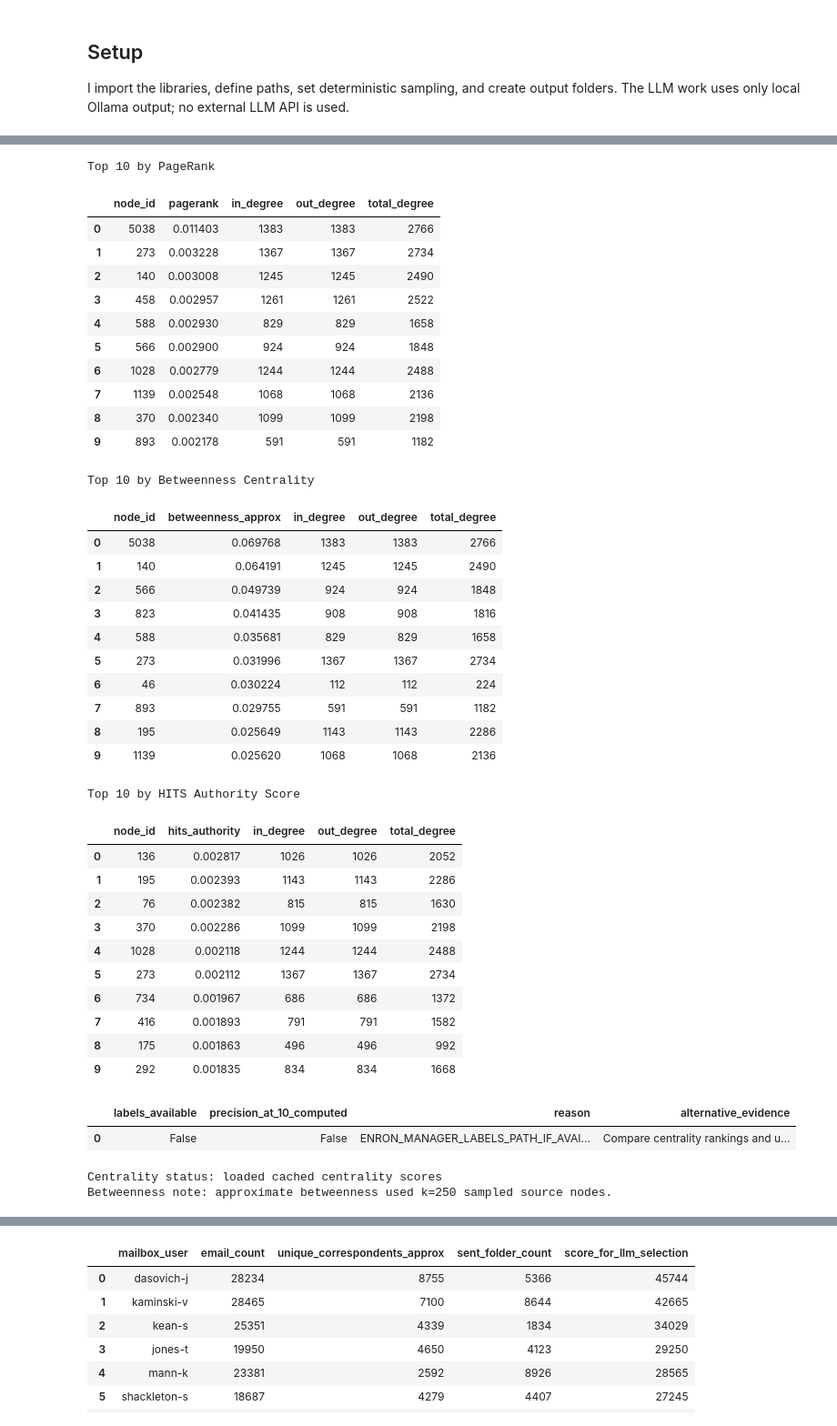
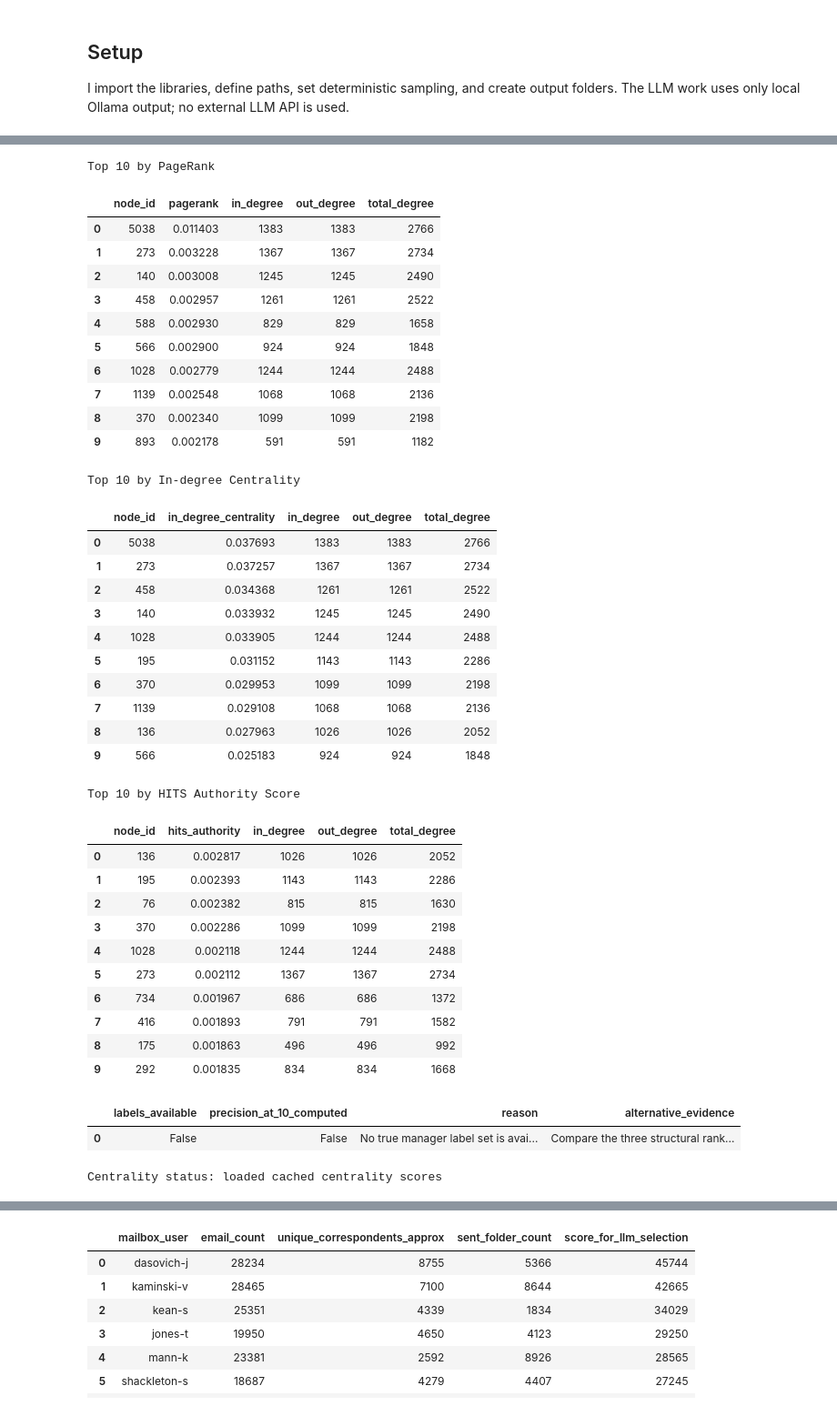
Before and after one commit to Bershco/ds-course-network-analysis, a Jupyter notebook: notebooks/part_c.ipynb, the cells around one changed output, grey strips where cells are left out. Shown at 91% size. Saved outputs shown, nothing was run; the diff lists cells and outputs as text; code cells hidden in the pictures.

Commit message:
Tighten notebook answers and remove local references

```diff
--- a/notebooks/part_c.ipynb
+++ b/notebooks/part_c.ipynb
@@ -146,72 +142,72 @@ I read the compressed SNAP edge list into a directed NetworkX graph, removed sel
 # %%
-centrality_cache = DATA_PROCESSED / "part_c_enron_centrality_scores.parquet"
+centrality_cache = DATA_PROCESSED / "part_c_enron_centrality_scores_pagerank_indegree_hits.parquet"
 if centrality_cache.exists():
     centrality_df = pd.read_parquet(centrality_cache)
     centrality_status = "loaded cached centrality scores"
 else:
     pagerank_scores = nx.pagerank(G, alpha=0.85, max_iter=100, tol=1e-6)
-    betweenness_scores = nx.betweenness_centrality(UG, k=BETWEENNESS_SAMPLE_K, seed=RANDOM_SEED, normalized=True)
+    indegree_scores = nx.in_degree_centrality(G)
     hubs, authority_scores = nx.hits(G, max_iter=100, tol=1e-8, normalized=True)
     centrality_df = pd.DataFrame({
         "node_id": list(G.nodes()),
         "pagerank": [pagerank_scores.get(node, 0.0) for node in G.nodes()],
-        "betweenness_approx": [betweenness_scores.get(node, 0.0) for node in G.nodes()],
+        "in_degree_centrality": [indegree_scores.get(node, 0.0) for node in G.nodes()],
         "hits_authority": [authority_scores.get(node, 0.0) for node in G.nodes()],
         "in_degree": [G.in_degree(node) for node in G.nodes()],
         "out_degree": [G.out_degree(node) for node in G.nodes()],
         "total_degree": [G.degree(node) for node in G.nodes()],
     })
     centrality_df.to_parquet(centrality_cache, index=False)
-    centrality_status = "computed and cached centrality scores"
+    centrality_status = "computed centrality scores"
 
 algorithm_map = {
     "PageRank": "pagerank",
-    "Betweenness Centrality": "betweenness_approx",
+    "In-degree Centrality": "in_degree_centrality",
     "HITS Authority Score": "hits_authority",
 }
 
 top10_tables = {}
 for algorithm, column in algorithm_map.items():
     top10_tables[algorithm] = centrality_df.sort_values(column, ascending=False).head(10).reset_index(drop=True)
-    print(f"\nTop 10 by {algorithm}")
+    print()
+    print(f"Top 10 by {algorithm}")
     display(top10_tables[algorithm][["node_id", column, "in_degree", "out_degree", "total_degree"]])
 
 precision_at_10_status = pd.DataFrame([
     {
         "labels_available": False,
         "precision_at_10_computed": False,
-        "reason": "ENRON_MANAGER_LABELS_PATH_IF_AVAILABLE = NONE, so no true manager set exists for scoring.",
-        "alternative_evidence": "Compare centrality rankings and use local email evidence for separate maildir users.",
+        "reason": "No true manager label set is available for this dataset.",
+        "alternative_evidence": "Compare the three structural rankings and use separate local email evidence in C1.3-C1.4.",
     }
 ])
 display(precision_at_10_status)
 print(f"Centrality status: {centrality_status}")
-print(f"Betweenness note: approximate betweenness used k={BETWEENNESS_SAMPLE_K} sampled source nodes.")
 # %% [output]
 Top 10 by PageRank
 |  | node_id | pagerank | in_degree | out_degree | total_degree |
 | 0 | 5038 | 0.011403 | 1383 | 1383 | 2766 |
 | 1 | 273 | 0.003228 | 1367 | 1367 | 2734 |
 | 2 | 140 | 0.003008 | 1245 | 1245 | 2490 |
 | 3 | 458 | 0.002957 | 1261 | 1261 | 2522 |
 | 4 | 588 | 0.002930 | 829 | 829 | 1658 |
 | 5 | 566 | 0.002900 | 924 | 924 | 1848 |
 | 6 | 1028 | 0.002779 | 1244 | 1244 | 2488 |
 | 7 | 1139 | 0.002548 | 1068 | 1068 | 2136 |
 | 8 | 370 | 0.002340 | 1099 | 1099 | 2198 |
 | 9 | 893 | 0.002178 | 591 | 591 | 1182 |
-Top 10 by Betweenness Centrality
+Top 10 by In-degree Centrality
-|  | node_id | betweenness_approx | in_degree | out_degree | total_degree |
-| 0 | 5038 | 0.069768 | 1383 | 1383 | 2766 |
-| 1 | 140 | 0.064191 | 1245 | 1245 | 2490 |
-| 2 | 566 | 0.049739 | 924 | 924 | 1848 |
-| 3 | 823 | 0.041435 | 908 | 908 | 1816 |
-| 4 | 588 | 0.035681 | 829 | 829 | 1658 |
-| 5 | 273 | 0.031996 | 1367 | 1367 | 2734 |
-| 6 | 46 | 0.030224 | 112 | 112 | 224 |
-| 7 | 893 | 0.029755 | 591 | 591 | 1182 |
-| 8 | 195 | 0.025649 | 1143 | 1143 | 2286 |
-| 9 | 1139 | 0.025620 | 1068 | 1068 | 2136 |
+|  | node_id | in_degree_centrality | in_degree | out_degree | total_degree |
+| 0 | 5038 | 0.037693 | 1383 | 1383 | 2766 |
+| 1 | 273 | 0.037257 | 1367 | 1367 | 2734 |
+| 2 | 458 | 0.034368 | 1261 | 1261 | 2522 |
+| 3 | 140 | 0.033932 | 1245 | 1245 | 2490 |
+| 4 | 1028 | 0.033905 | 1244 | 1244 | 2488 |
+| 5 | 195 | 0.031152 | 1143 | 1143 | 2286 |
+| 6 | 370 | 0.029953 | 1099 | 1099 | 2198 |
+| 7 | 1139 | 0.029108 | 1068 | 1068 | 2136 |
+| 8 | 136 | 0.027963 | 1026 | 1026 | 2052 |
+| 9 | 566 | 0.025183 | 924 | 924 | 1848 |
 Top 10 by HITS Authority Score
 |  | node_id | hits_authority | in_degree | out_degree | total_degree |
 | 0 | 136 | 0.002817 | 1026 | 1026 | 2052 |
@@ -225,7 +221,6 @@ Top 10 by HITS Authority Score
 | 8 | 175 | 0.001863 | 496 | 496 | 992 |
 | 9 | 292 | 0.001835 | 834 | 834 | 1668 |
 |  | labels_available | precision_at_10_computed | reason | alternative_evidence |
-| 0 | False | False | ENRON_MANAGER_LABELS_PATH_IF_AVAI... | Compare centrality rankings and u... |
+| 0 | False | False | No true manager label set is avai... | Compare the three structural rank... |
 Centrality status: loaded cached centrality scores
-Betweenness note: approximate betweenness used k=250 sampled source nodes.
 # %% [markdown]
```
Also changed, not shown: parts of 18 cells of this notebook, 4 other files.
